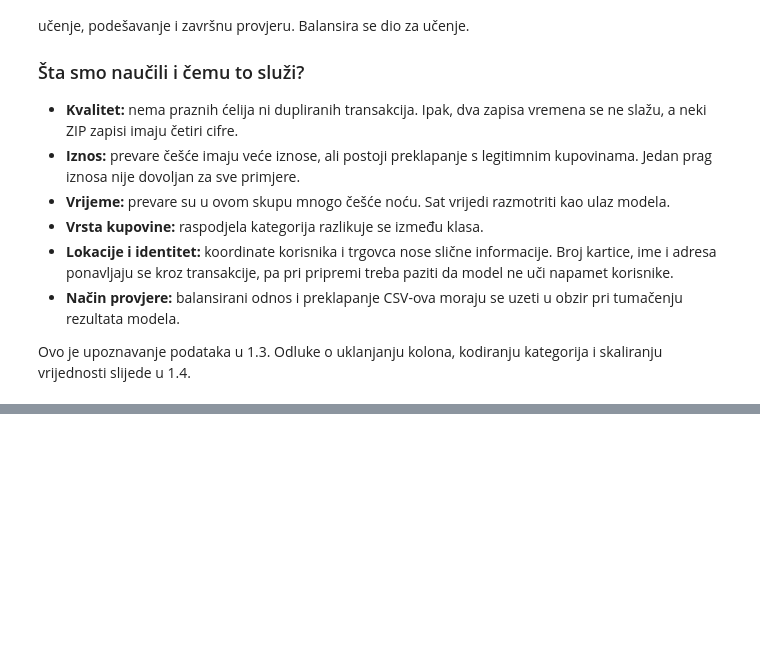
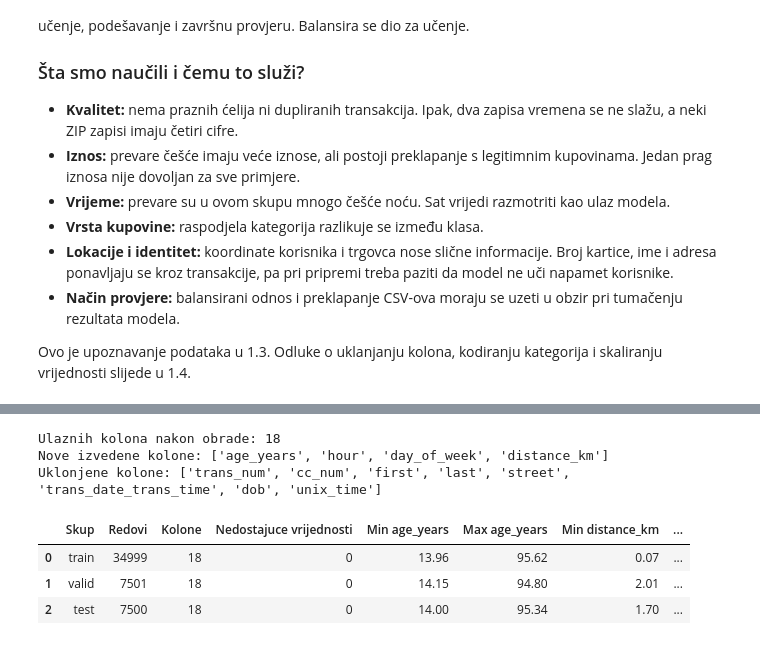
Before and after one commit to bakir004/mu, a Jupyter notebook: projekat.ipynb, the cells around one changed output, grey strips where cells are left out. Cells and saved outputs as stored; diff of their text form; code cells hidden in the pictures; blank space fills up the shorter version.

```diff
--- a/projekat.ipynb
+++ b/projekat.ipynb
@@ -1017,0 +1092,59 @@ U nastavku treba odabrati nebalansirane polazne podatke i izdvojiti trening, val
+# %%
+def add_model_features(data):
+    result = data.copy()
+    transaction_datetime = pd.to_datetime(result['trans_date_trans_time'], errors='coerce')
+    birth_datetime = pd.to_datetime(result['dob'], errors='coerce')
+    result['age_years'] = ((transaction_datetime - birth_datetime).dt.days / 365.25).round(2)
+    result['hour'] = transaction_datetime.dt.hour
+    result['day_of_week'] = transaction_datetime.dt.dayofweek
+
+    latitudes = np.radians(result[['lat', 'merch_lat']].to_numpy())
+    longitudes = np.radians(result[['long', 'merch_long']].to_numpy())
+    delta_lat = latitudes[:, 1] - latitudes[:, 0]
+    delta_long = longitudes[:, 1] - longitudes[:, 0]
+    haversine_a = (np.sin(delta_lat / 2) ** 2
+                   + np.cos(latitudes[:, 0]) * np.cos(latitudes[:, 1])
+                   * np.sin(delta_long / 2) ** 2)
+    result['distance_km'] = 6371 * 2 * np.arcsin(np.sqrt(haversine_a))
+
+    columns_to_drop = [
+        'trans_num', 'cc_num', 'first', 'last', 'street',
+        'trans_date_trans_time', 'dob', 'unix_time'
+    ]
+    return result.drop(columns=columns_to_drop)
+
+columns_to_drop = ['trans_num', 'cc_num', 'first', 'last', 'street',
+                   'trans_date_trans_time', 'dob', 'unix_time']
+feature_data = {name: add_model_features(data) for name, data in split_data.items()}
+feature_columns = feature_data['train'].columns.tolist()
+print('Ulaznih kolona nakon obrade:', len(feature_columns))
+print('Nove izvedene kolone:', ['age_years', 'hour', 'day_of_week', 'distance_km'])
+print('Uklonjene kolone:', columns_to_drop)
+# %% [output]
+Ulaznih kolona nakon obrade: 18
+Nove izvedene kolone: ['age_years', 'hour', 'day_of_week', 'distance_km']
+Uklonjene kolone: ['trans_num', 'cc_num', 'first', 'last', 'street', 'trans_date_trans_time', 'dob', 'unix_time']
+# %%
+feature_summary = pd.DataFrame([
+    {
+        'Skup': name,
+        'Redovi': len(data),
+        'Kolone': len(data.columns),
+        'Nedostajuce vrijednosti': int(data.isna().sum().sum()),
+        'Min age_years': data['age_years'].min(),
+        'Max age_years': data['age_years'].max(),
+        'Min distance_km': data['distance_km'].min(),
+        'Max distance_km': data['distance_km'].max(),
+    }
+    for name, data in feature_data.items()
+])
+display(feature_summary.round(2))
+
+assert all(data.isna().sum().sum() == 0 for data in feature_data.values())
+assert all((data['age_years'] >= 0).all() for data in feature_data.values())
+assert all((data['distance_km'] >= 0).all() for data in feature_data.values())
+# %% [output]
+|  | Skup | Redovi | Kolone | Nedostajuce vrijednosti | Min age_years | Max age_years | Min distance_km | ... |
+| 0 | train | 34999 | 18 | 0 | 13.96 | 95.62 | 0.07 | ... |
+| 1 | valid | 7501 | 18 | 0 | 14.15 | 94.80 | 2.01 | ... |
+| 2 | test | 7500 | 18 | 0 | 14.00 | 95.34 | 1.70 | ... |
```
Also changed, not shown: parts of 12 cells of this notebook, 7 other files.
